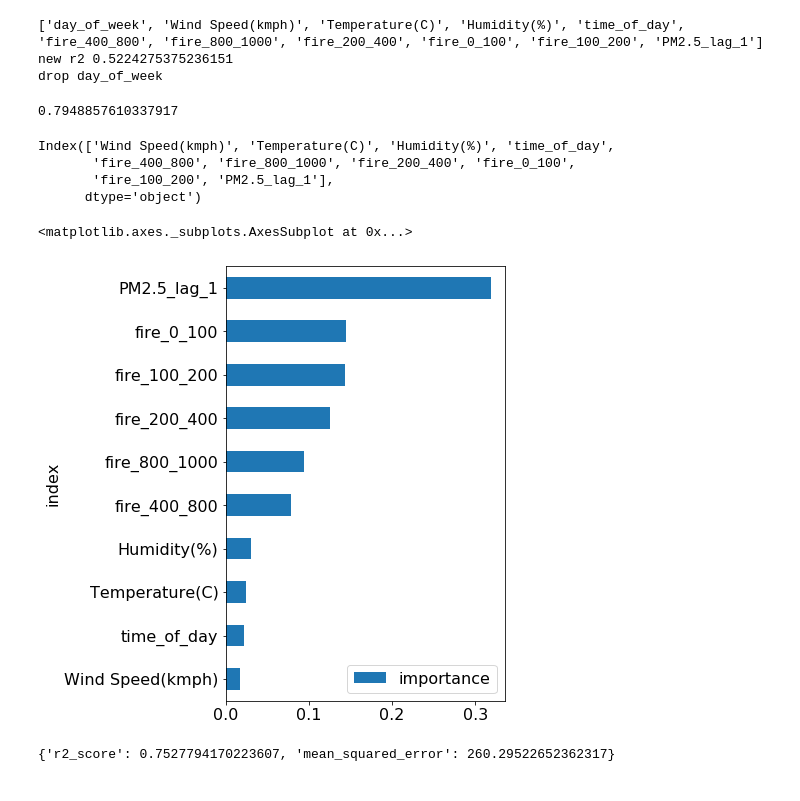
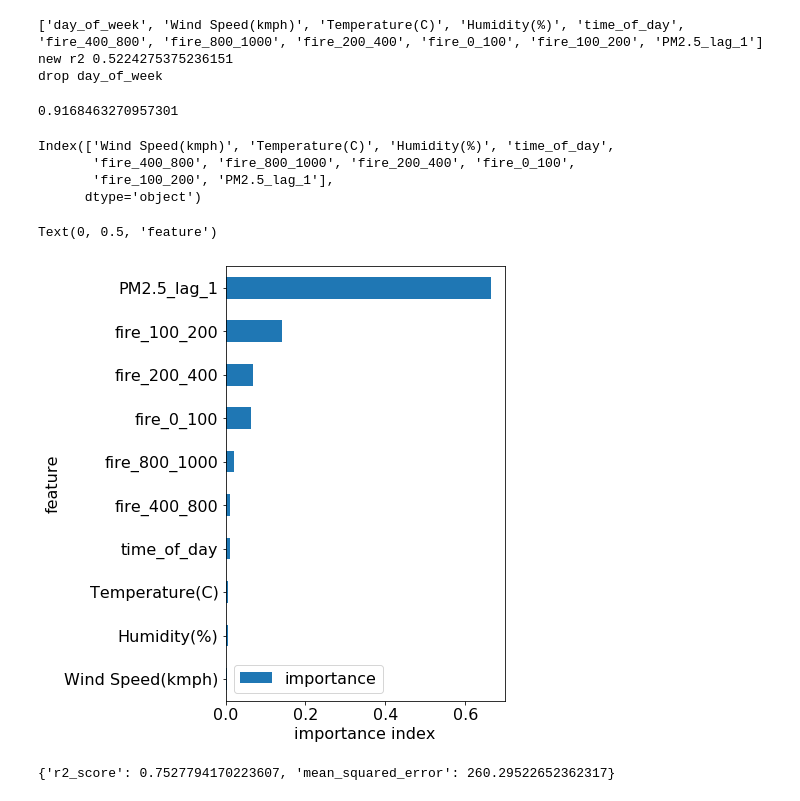
Before and after one commit to worasom/aqi_thailand2, a Jupyter notebook: notebooks/3_wk_ML_model.ipynb, the cells around one changed output. Saved outputs shown, nothing was run; the diff lists cells and outputs as text; code cells hidden in the pictures.

```diff
--- a/notebooks/3_wk_ML_model.ipynb
+++ b/notebooks/3_wk_ML_model.ipynb
@@ -368,12 +367,16 @@ data = add_is_rain(data)
 data = add_calendar_info(data)
 data = add_lags(data, pollutant)
 data_no_fire = data.astype(float)
+# find duplicate index and drop them
+data_no_fire = data_no_fire.loc[~data_no_fire.index.duplicated(keep='first')]
 
 # inner joint fire with pm data
 print('data before merge has shape', data.shape)
 data = data_no_fire.merge(fire_proc, left_index=True, right_index=True, how='inner')
 data = data.dropna()
 print('data after merge has shape', data.shape)
+data  = data.loc[~data.index.duplicated(keep='first')]
+
 
 print(data.columns)
 print('number of columns', len(data.columns))
@@ -780,6 +787,8 @@ print(val_score_shuffle)
 rf_parma_dict = best_rf_shuffle.get_params()
 
 rf = RandomForestRegressor(**rf_parma_dict)
+# %%
+rf = RandomForestRegressor(**{'n_estimators': 80, 'min_samples_split': 20, 'min_samples_leaf': 7, 'max_features': 6, 'max_depth': None, 'bootstrap': True})
 # %%
 high_corr_list = find_high_corr_pair(data, x_cols, thres = 0.7)
 high_corr_list
@@ -895,6 +904,10 @@ best_score = cal_scores(yval, rf.predict(xval), header_str ='')['r2_score']
 new r2 0.5224275375236151
 drop day_of_week
 # %%
+x_cols = ['Wind Speed(kmph)', 'Temperature(C)', 'Humidity(%)', 'time_of_day',
+       'fire_400_800', 'fire_800_1000', 'fire_200_400', 'fire_0_100',
+       'fire_100_200', 'PM2.5_lag_1']
+
 xtrn, ytrn, x_cols = get_data_matrix(data, pollutant,trn_idx, x_cols=x_cols)
 xval, yval, _ = get_data_matrix(data, pollutant,val_idx, x_cols=x_cols)
 
@@ -905,7 +918,7 @@ xtest, ytest, _ = get_data_matrix(data, pollutant, test_idx, x_cols=x_cols)
 
 cal_scores(ytest, rf.predict(xtest), header_str ='')['r2_score']
 # %% [output]
-0.7948857610337917
+0.9168463270957301
 # %%
 x_cols
 # %% [output]
@@ -916,11 +929,13 @@ Index(['Wind Speed(kmph)', 'Temperature(C)', 'Humidity(%)', 'time_of_day',
 # %%
 importances = rf.feature_importances_
 feat_imp = pd.DataFrame(importances, index=x_cols, columns=['importance'])
 feat_imp = feat_imp.sort_values('importance').reset_index()
 feat_imp.plot('index','importance',kind='barh',figsize=(5,8))
+plt.xlabel('importance index')
+plt.ylabel('feature')
 # %% [output]
-<matplotlib.axes._subplots.AxesSubplot at 0x...>
+Text(0, 0.5, 'feature')
-[figure, old version]
+[figure, new version]
 # %%
 cal_scores(yval, rf.predict(xval), header_str ='')
 # %% [output]
```
Also changed, not shown: parts of 26 cells of this notebook, 8 other files.
